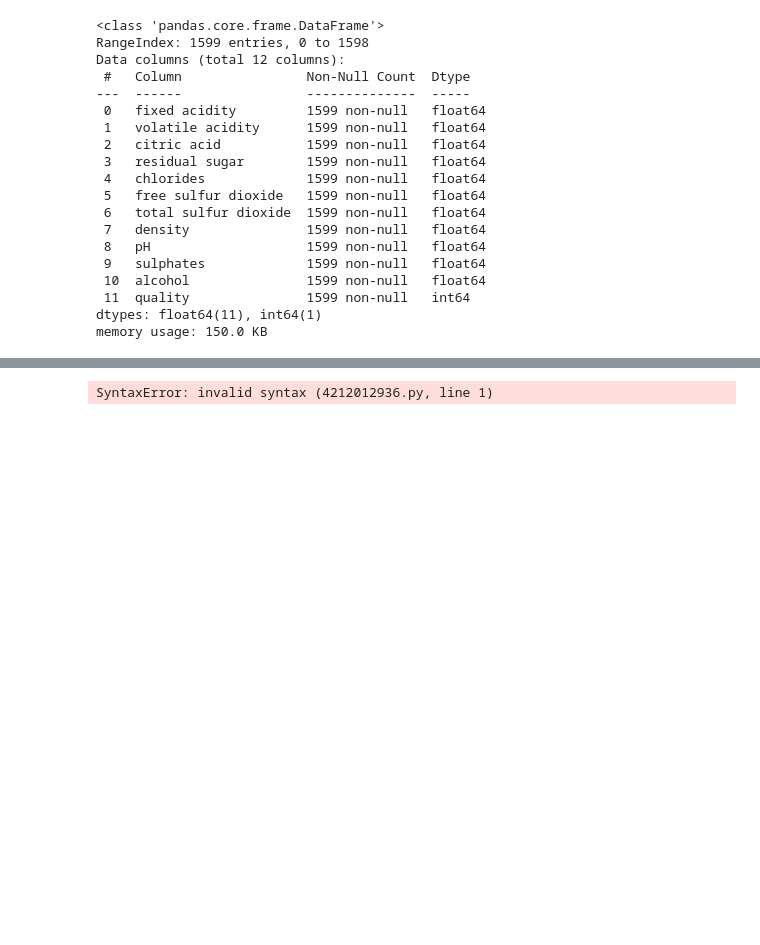
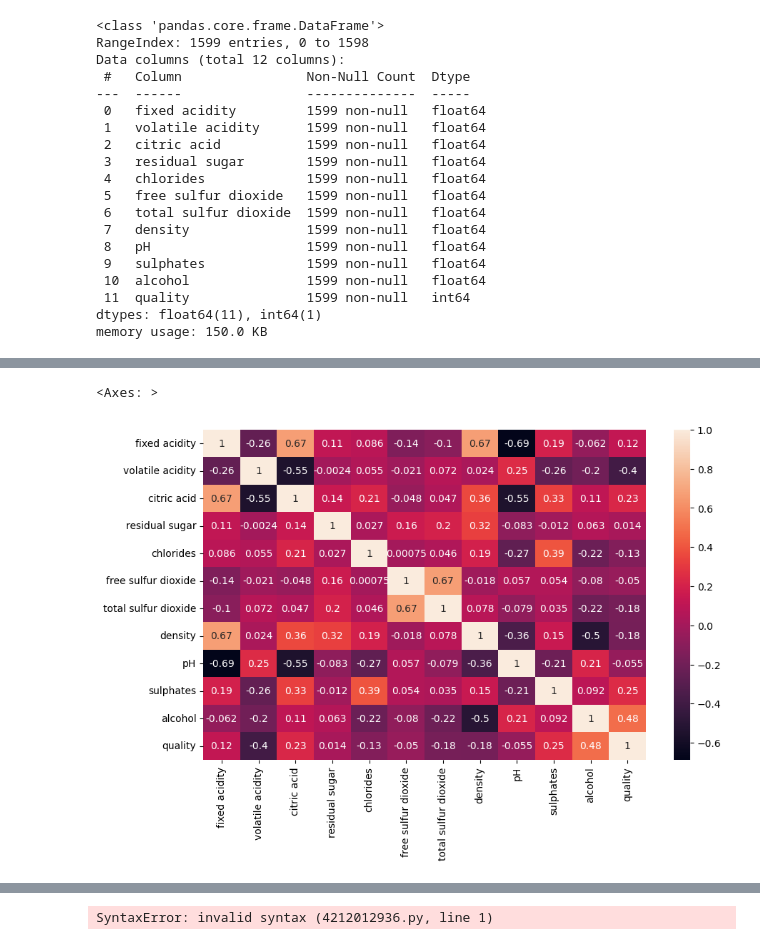
Before and after one commit to karan3409/End-End-ML-Project, a Jupyter notebook: research/Experiment.ipynb, the cells around one changed output, grey strips where cells are left out. Cells and saved outputs as stored; diff of their text form; code cells hidden in the pictures; blank space fills up the shorter version.

```diff
--- a/research/Experiment.ipynb
+++ b/research/Experiment.ipynb
@@ -82,0 +138,7 @@ wines.head()
+# %%
+import seaborn as sns
+plt.figure(figsize=(10,6))
+sns.heatmap(wines.corr(),annot=True)
+# %% [output]
+<Axes: >
+[figure, added]
```
Also changed, not shown: parts of 16 cells of this notebook, 1 other file.
